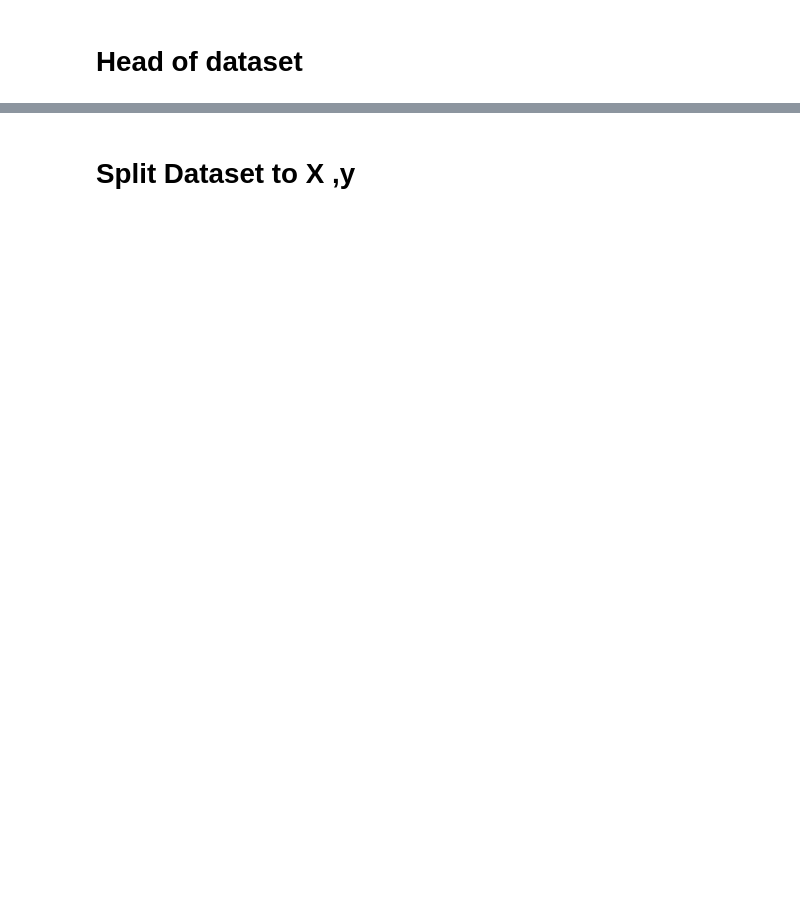
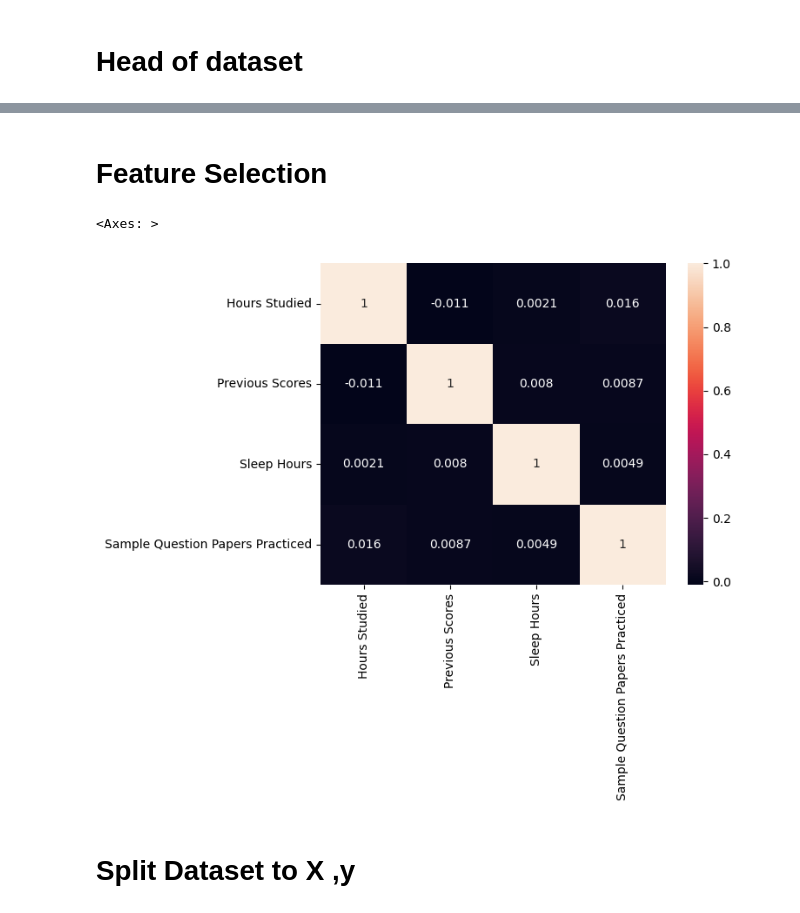
Before and after one commit to anderomeda371/firstrepo, a Jupyter notebook: 8_23_Student_Efficiency.ipynb, the cells around one changed output, grey strips where cells are left out. Drawn from its saved outputs; the diff is of its cells as text; code cells hidden in the pictures; blank space fills up the shorter version.

```diff
--- a/8_23_Student_Efficiency.ipynb
+++ b/8_23_Student_Efficiency.ipynb
@@ -36,3 +102,10 @@ dataset.head()
+# %% [markdown]
+# Feature Selection
+# %%
+sns.heatmap(dataset.drop("Performance Index",axis=1).corr(),annot=True)
+# %% [output]
+<Axes: >
+[figure, added]
 # %% [markdown]
 # Split Dataset to X ,y
 # %%
```
Also changed, not shown: parts of 20 cells of this notebook.
